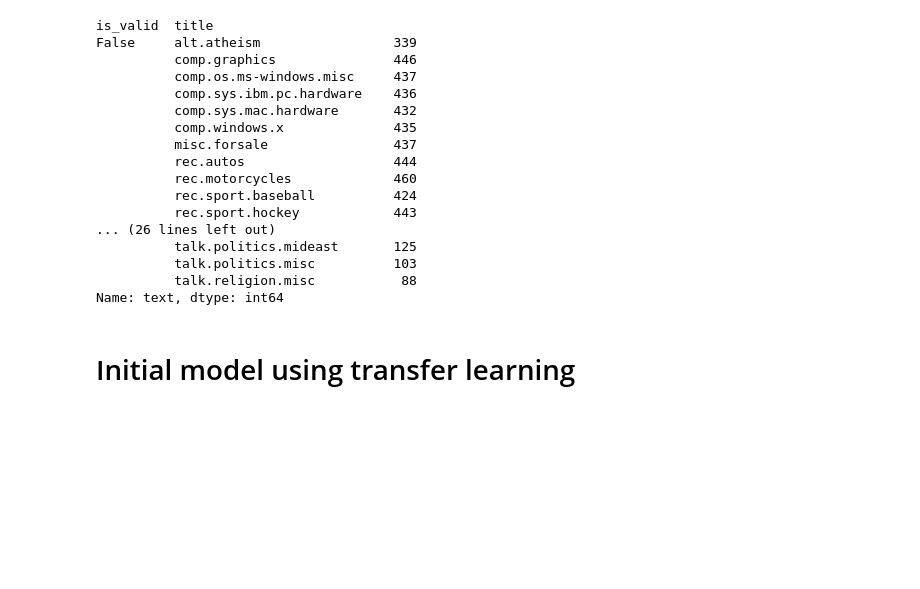
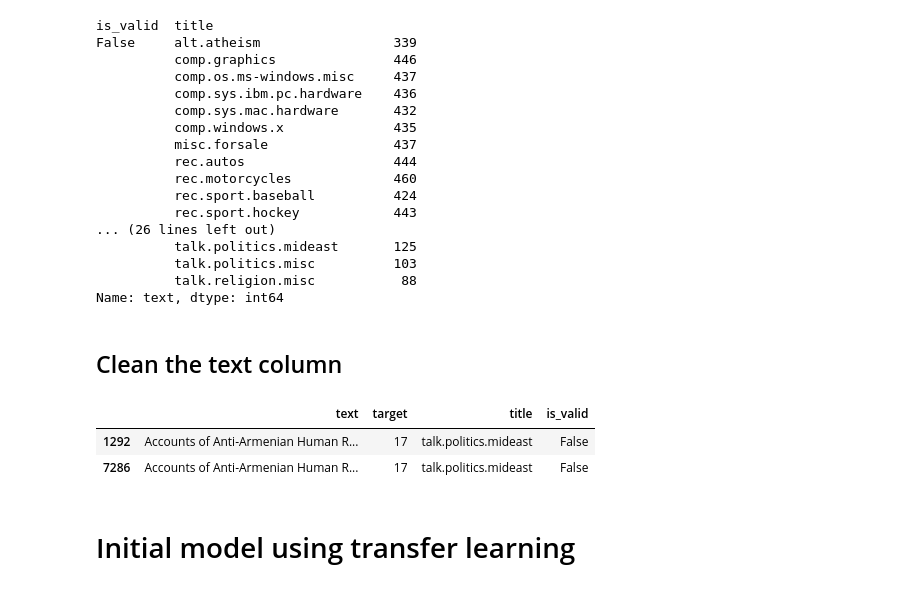
Before and after one commit to sayanbanerjee32/NLP-with-fastai2.0, a Jupyter notebook: fastai_on_20newsgroup.ipynb, the cells around one changed output. Cells and saved outputs as stored; diff of their text form; code cells hidden in the pictures; blank space fills up the shorter version.

```diff
--- a/fastai_on_20newsgroup.ipynb
+++ b/fastai_on_20newsgroup.ipynb
@@ -94,3 +112,5 @@ False     alt.atheism                 339
           talk.politics.misc          103
           talk.religion.misc           88
 Name: text, dtype: int64
+# %% [markdown]
+## Clean the text column
@@ -97,3 +121,9 @@ Name: text, dtype: int64
+# %%
+train_data_df.loc[train_data_df['text'].str.contains('uslims can carry on our holy cause')]
+# %% [output]
+|  | text | target | title | is_valid |
+| 1292 | Accounts of Anti-Armenian Human R... | 17 | talk.politics.mideast | False |
+| 7286 | Accounts of Anti-Armenian Human R... | 17 | talk.politics.mideast | False |
 # %% [markdown]
 # Initial model using transfer learning
 # %% [markdown]
```
Also changed, not shown: parts of 11 cells of this notebook.
